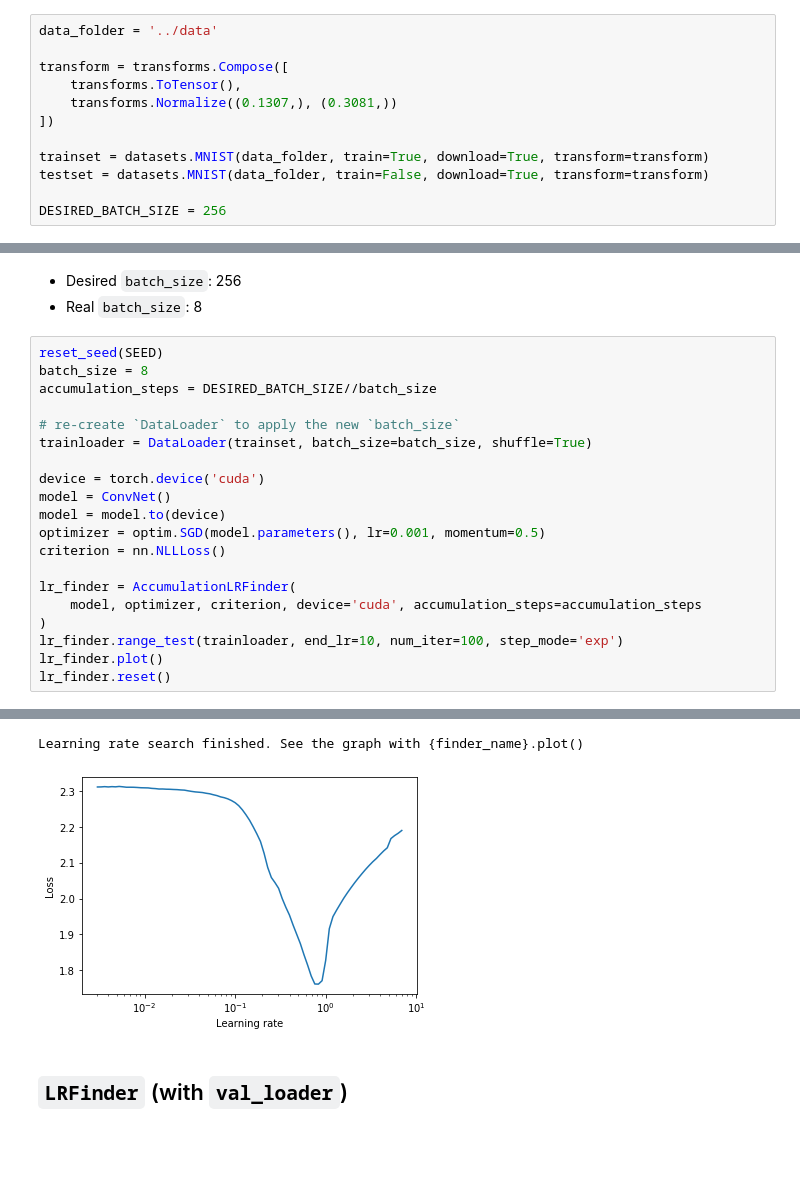
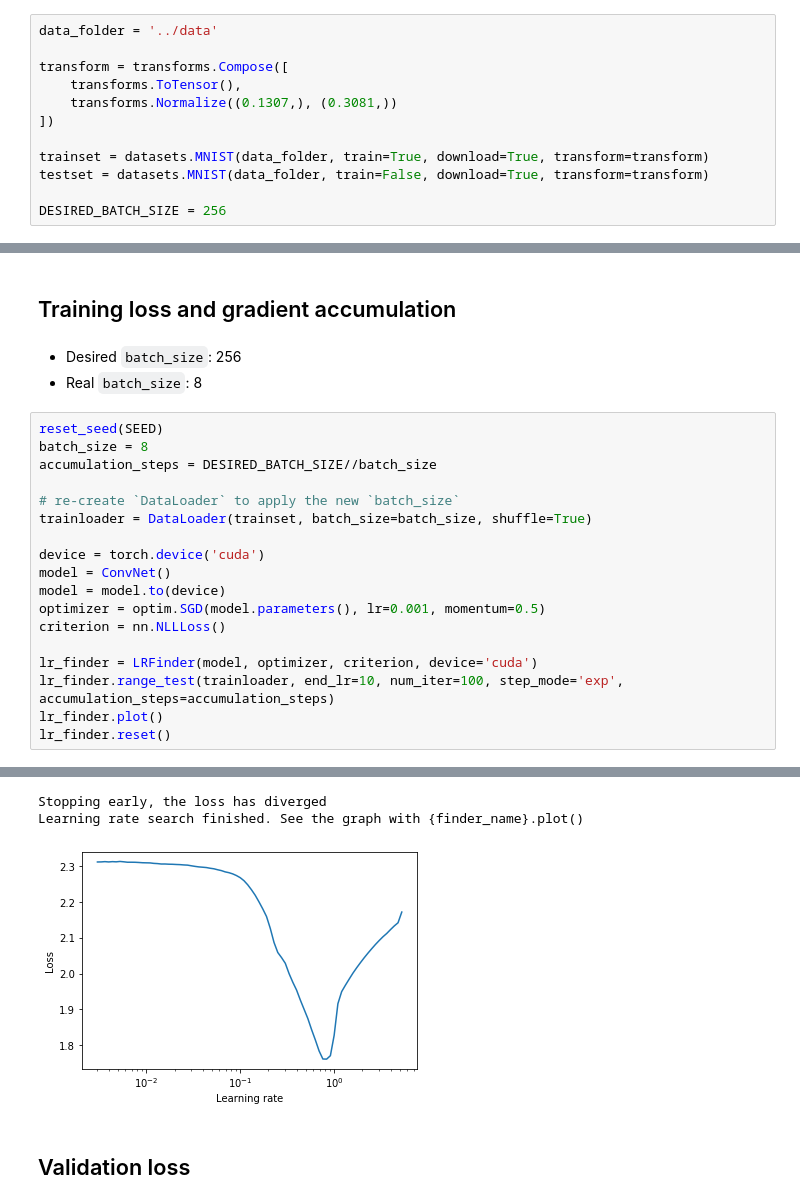
Before and after one commit to davidtvs/pytorch-lr-finder, a Jupyter notebook: examples/lrfinder_mnist_gradient_accumulation.ipynb, the cells around one changed output, grey strips where cells are left out. Cells and saved outputs as stored; diff of their text form; blank space fills up the shorter version.

Commit message:
Replace AccumulationLRFinder with parameter in LRFinder

```diff
--- a/examples/lrfinder_mnist_gradient_accumulation.ipynb
+++ b/examples/lrfinder_mnist_gradient_accumulation.ipynb
@@ -119,3 +88,5 @@ Learning rate search finished. See the graph with {finder_name}.plot()
+# %% [markdown]
+## Training loss and gradient accumulation
 # %% [markdown]
 - Desired `batch_size`: 256
 - Real `batch_size`: 8
@@ -133,10 +104,8 @@ model = model.to(device)
 optimizer = optim.SGD(model.parameters(), lr=0.001, momentum=0.5)
 criterion = nn.NLLLoss()
 
-lr_finder = AccumulationLRFinder(
-    model, optimizer, criterion, device='cuda', accumulation_steps=accumulation_steps
-)
-lr_finder.range_test(trainloader, end_lr=10, num_iter=100, step_mode='exp')
+lr_finder = LRFinder(model, optimizer, criterion, device='cuda')
+lr_finder.range_test(trainloader, end_lr=10, num_iter=100, step_mode='exp', accumulation_steps=accumulation_steps)
 lr_finder.plot()
 lr_finder.reset()
 # %% [output]
@@ -144,7 +112,8 @@ lr_finder.reset()
+Stopping early, the loss has diverged
 Learning rate search finished. See the graph with {finder_name}.plot()
-[figure, old version]
+[figure, new version]
-# %% [markdown]
-## `LRFinder` (with `val_loader`)
+# %% [markdown]
+## Validation loss
 # %%
 reset_seed(SEED)
 
```
Also changed, not shown: parts of 12 cells of this notebook, 4 other files.
